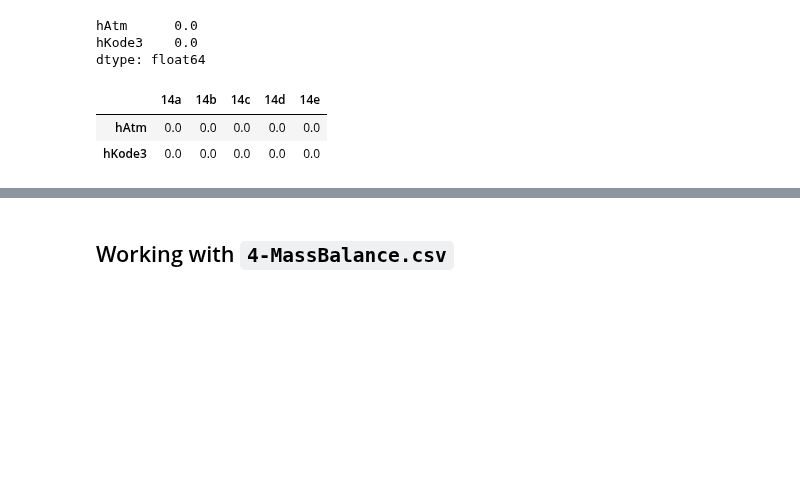
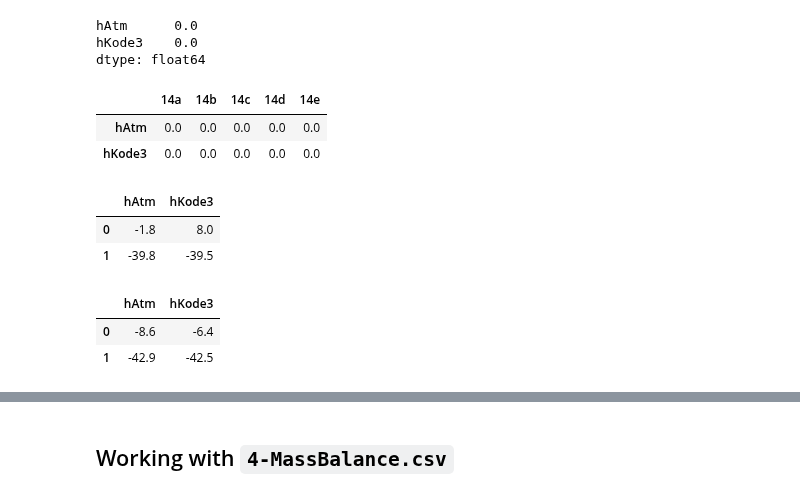
Before and after one commit to drnesr/SandDitch, a Jupyter notebook: Code/SandDitchAnalysis014.ipynb, the cells around one changed output, grey strips where cells are left out. Drawn from its saved outputs; the diff is of its cells as text; code cells hidden in the pictures; blank space fills up the shorter version.

```diff
--- a/Code/SandDitchAnalysis014.ipynb
+++ b/Code/SandDitchAnalysis014.ipynb
@@ -97,3 +97,15 @@ results[results<100].dropna()
 |  | 14a | 14b | 14c | 14d | 14e |
 | hAtm | 0.0 | 0.0 | 0.0 | 0.0 | 0.0 |
 | hKode3 | 0.0 | 0.0 | 0.0 | 0.0 | 0.0 |
+# %%
+falsy = orig_df != comp_df
+orig_f, comp_f = (orig_df[falsy].dropna(axis=1, how='all'),
+                  comp_df[falsy].dropna(axis=1, how='all'))
+display(orig_f, comp_f )
+# %% [output]
+|  | hAtm | hKode3 |
+| 0 | -1.8 | 8.0 |
+| 1 | -39.8 | -39.5 |
+|  | hAtm | hKode3 |
+| 0 | -8.6 | -6.4 |
+| 1 | -42.9 | -42.5 |
```
Also changed, not shown: parts of 2 cells of this notebook.
